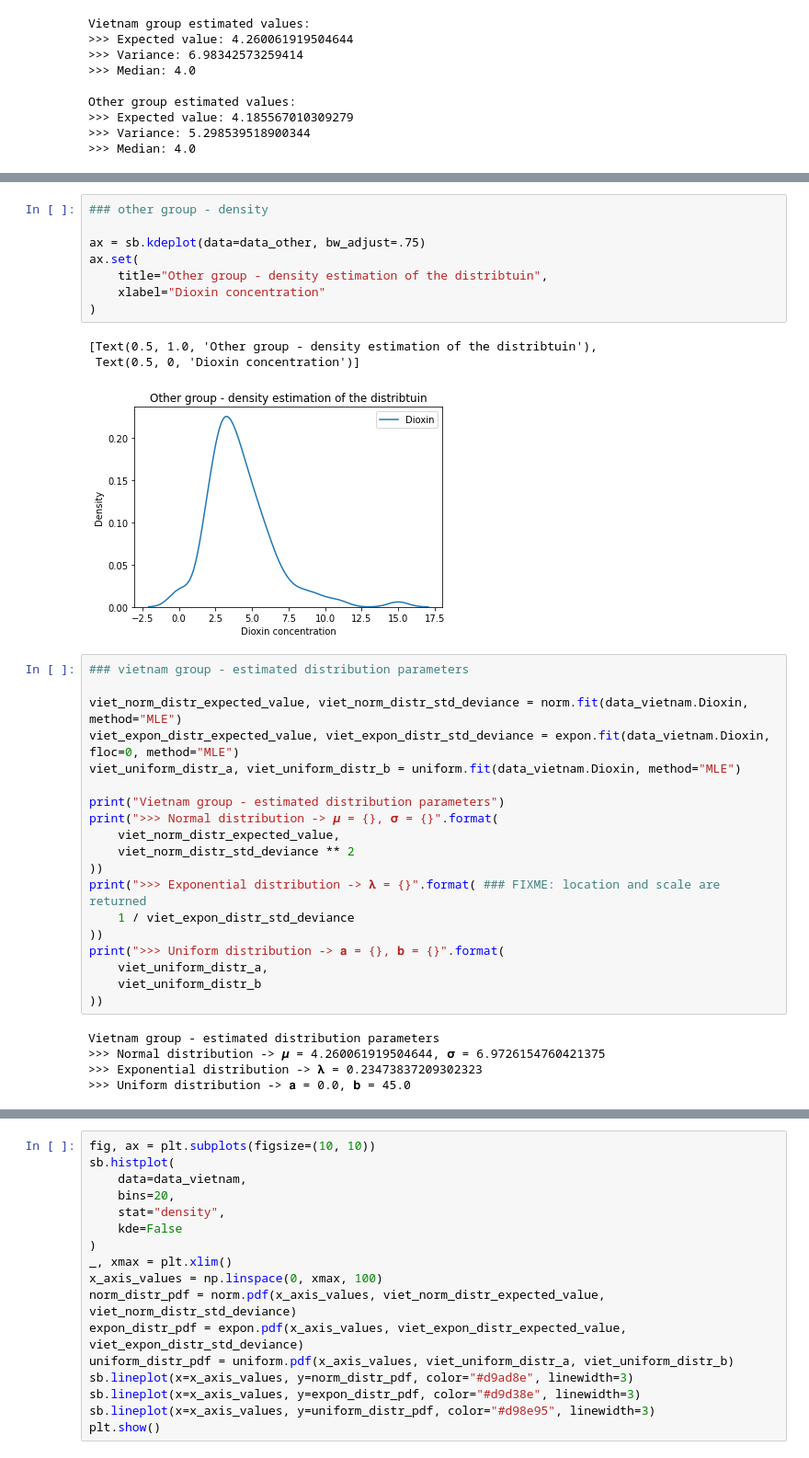
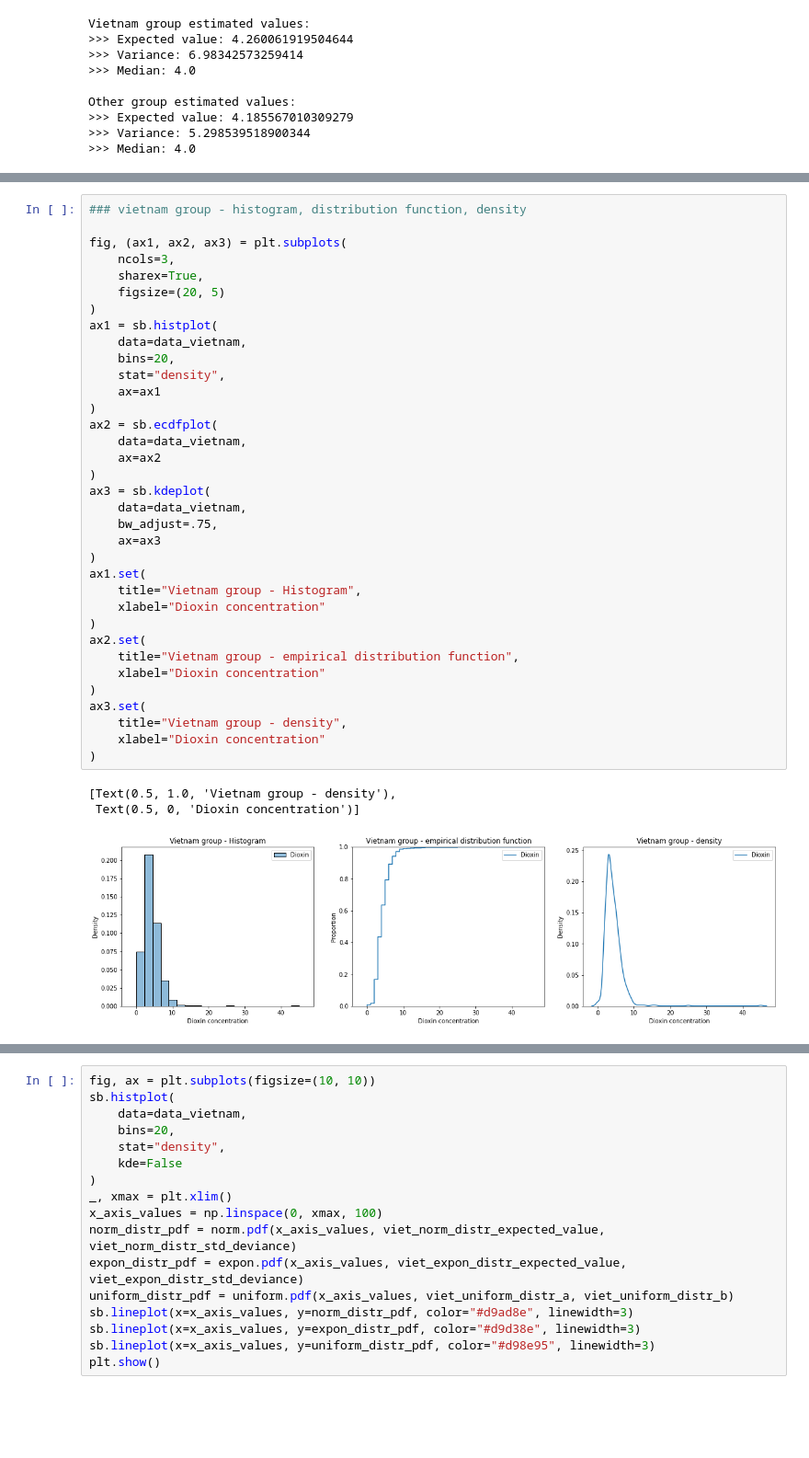
Before and after one commit to czernalex/BI_PST_ASSIGNMENT, a Jupyter notebook: src/assignment.ipynb, the cells around one changed output, grey strips where cells are left out. Shown: that part at 92% size. Cells and saved outputs as stored; diff of their text form; blank space fills up the shorter version.

```diff
--- a/src/assignment.ipynb
+++ b/src/assignment.ipynb
@@ -190,36 +124,39 @@ ax.set(
-# %%
-### other group - density
-
-ax = sb.kdeplot(data=data_other, bw_adjust=.75)
-ax.set(
-    title="Other group - density estimation of the distribtuin",
-    xlabel="Dioxin concentration"
-)
-# %% [output]
-[Text(0.5, 1.0, 'Other group - density estimation of the distribtuin'),
- Text(0.5, 0, 'Dioxin concentration')]
-[figure, removed]
-# %%
-### vietnam group - estimated distribution parameters
-
-viet_norm_distr_expected_value, viet_norm_distr_std_deviance = norm.fit(data_vietnam.Dioxin, method="MLE")
-viet_expon_distr_expected_value, viet_expon_distr_std_deviance = expon.fit(data_vietnam.Dioxin, floc=0, method="MLE")
-viet_uniform_distr_a, viet_uniform_distr_b = uniform.fit(data_vietnam.Dioxin, method="MLE")
-
-print("Vietnam group - estimated distribution parameters")
-print(">>> Normal distribution -> 𝝁 = {}, 𝛔 = {}".format(
-    viet_norm_distr_expected_value,
-    viet_norm_distr_std_deviance ** 2
-))
-print(">>> Exponential distribution -> 𝛌 = {}".format( ### FIXME: location and scale are returned
-    1 / viet_expon_distr_std_deviance
-))
-print(">>> Uniform distribution -> 𝐚 = {}, 𝐛 = {}".format(
-    viet_uniform_distr_a,
-    viet_uniform_distr_b
-))
-# %% [output]
-Vietnam group - estimated distribution parameters
->>> Normal distribution -> 𝝁 = 4.260061919504644, 𝛔 = 6.9726154760421375
->>> Exponential distribution -> 𝛌 = 0.23473837209302323
->>> Uniform distribution -> 𝐚 = 0.0, 𝐛 = 45.0
+# %%
+### vietnam group - histogram, distribution function, density
+
+fig, (ax1, ax2, ax3) = plt.subplots(
+    ncols=3,
+    sharex=True,
+    figsize=(20, 5)
+)
+ax1 = sb.histplot(
+    data=data_vietnam,
+    bins=20,
+    stat="density",
+    ax=ax1
+)
+ax2 = sb.ecdfplot(
+    data=data_vietnam,
+    ax=ax2
+)
+ax3 = sb.kdeplot(
+    data=data_vietnam,
+    bw_adjust=.75,
+    ax=ax3
+)
+ax1.set(
+    title="Vietnam group - Histogram",
+    xlabel="Dioxin concentration"
+)
+ax2.set(
+    title="Vietnam group - empirical distribution function",
+    xlabel="Dioxin concentration"
+)
+ax3.set(
+    title="Vietnam group - density",
+    xlabel="Dioxin concentration"
+)
+# %% [output]
+[Text(0.5, 1.0, 'Vietnam group - density'),
+ Text(0.5, 0, 'Dioxin concentration')]
+[figure, added]
```
Also changed, not shown: parts of 20 cells of this notebook.
